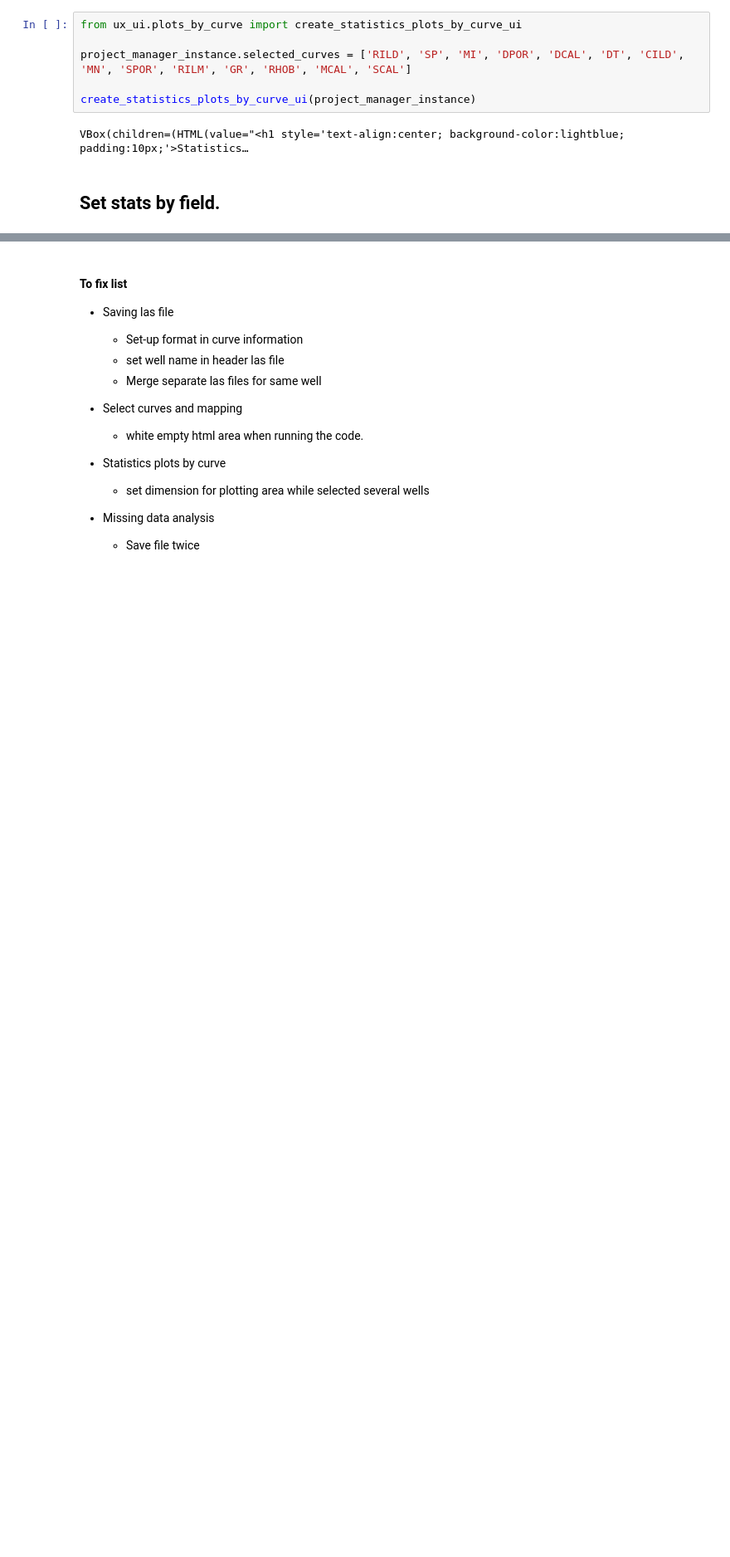
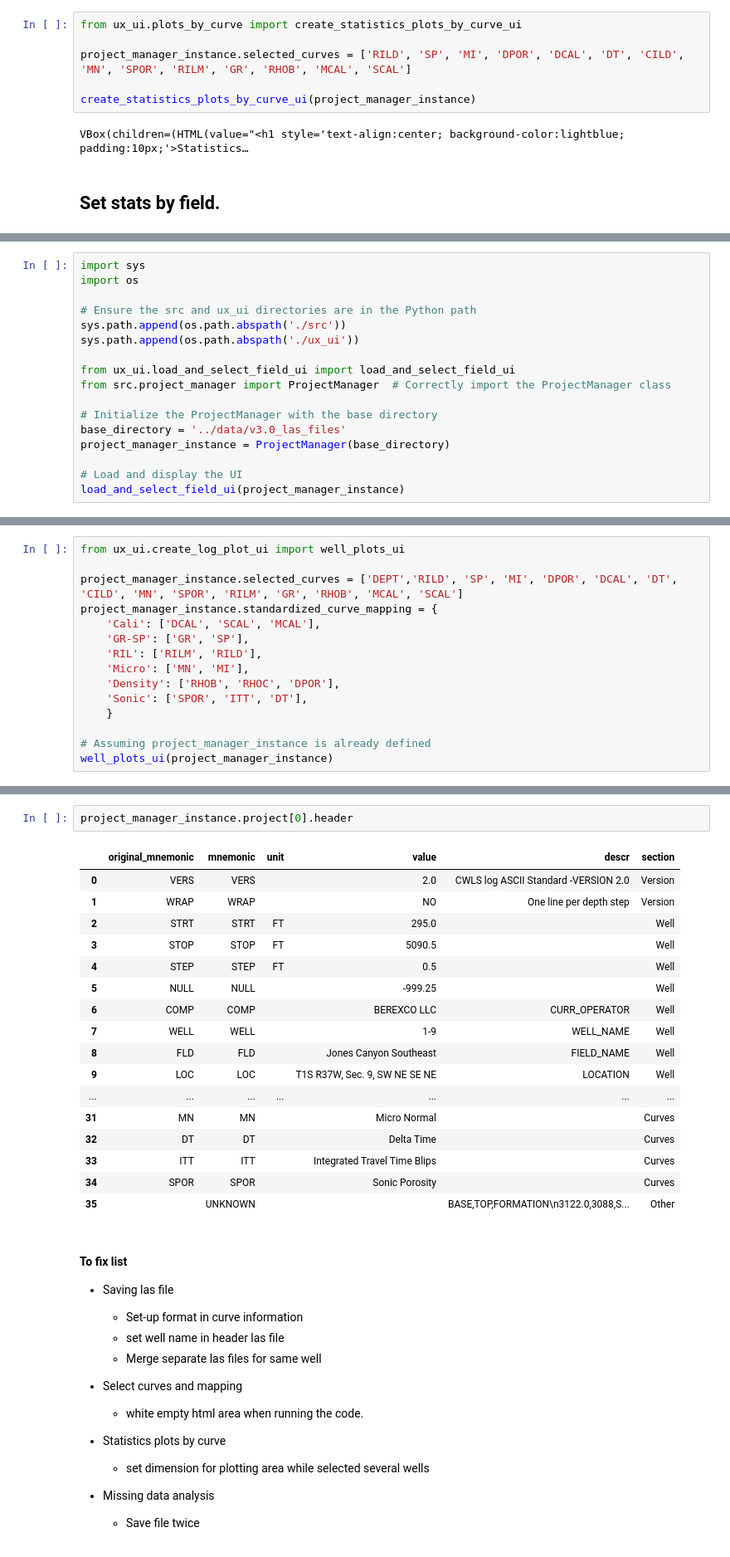
Before and after one commit to OilCoder/Kansas, a Jupyter notebook: code/preprocessing.ipynb, the cells around one changed output, grey strips where cells are left out. Shown at 83% size. Drawn from its saved outputs; the diff is of its cells as text; blank space fills up the shorter version.

Commit message:
Add ui to plot stat tools by well.

```diff
--- a/code/preprocessing.ipynb
+++ b/code/preprocessing.ipynb
@@ -141,0 +147,17 @@ create_log_plot_ui(source_dir, target_dir, log_config)
+# %%
+import sys
+import os
+
+# Ensure the src and ux_ui directories are in the Python path
+sys.path.append(os.path.abspath('./src'))
+sys.path.append(os.path.abspath('./ux_ui'))
+
+from ux_ui.load_and_select_field_ui import load_and_select_field_ui
+from src.project_manager import ProjectManager  # Correctly import the ProjectManager class
+
+# Initialize the ProjectManager with the base directory
+base_directory = '../data/v3.0_las_files'
+project_manager_instance = ProjectManager(base_directory)
+
+# Load and display the UI
+load_and_select_field_ui(project_manager_instance)
@@ -141,0 +166,15 @@ create_log_plot_ui(source_dir, target_dir, log_config)
+# %%
+from ux_ui.create_log_plot_ui import well_plots_ui
+
+project_manager_instance.selected_curves = ['DEPT','RILD', 'SP', 'MI', 'DPOR', 'DCAL', 'DT', 'CILD', 'MN', 'SPOR', 'RILM', 'GR', 'RHOB', 'MCAL', 'SCAL']
+project_manager_instance.standardized_curve_mapping = {
+    'Cali': ['DCAL', 'SCAL', 'MCAL'],
+    'GR-SP': ['GR', 'SP'],
+    'RIL': ['RILM', 'RILD'],
+    'Micro': ['MN', 'MI'],
+    'Density': ['RHOB', 'RHOC', 'DPOR'],
+    'Sonic': ['SPOR', 'ITT', 'DT'],
+    }
+
+# Assuming project_manager_instance is already defined
+well_plots_ui(project_manager_instance)
@@ -142,3 +246,23 @@ create_log_plot_ui(source_dir, target_dir, log_config)
+# %%
+project_manager_instance.project[0].header
+# %% [output]
+|  | original_mnemonic | mnemonic | unit | value | descr | section |
+| 0 | VERS | VERS |  | 2.0 | CWLS log ASCII Standard -VERSION 2.0 | Version |
+| 1 | WRAP | WRAP |  | NO | One line per depth step | Version |
+| 2 | STRT | STRT | FT | 295.0 |  | Well |
+| 3 | STOP | STOP | FT | 5090.5 |  | Well |
+| 4 | STEP | STEP | FT | 0.5 |  | Well |
+| 5 | NULL | NULL |  | -999.25 |  | Well |
+| 6 | COMP | COMP |  | BEREXCO LLC | CURR_OPERATOR | Well |
+| 7 | WELL | WELL |  | 1-9 | WELL_NAME | Well |
+| 8 | FLD | FLD |  | Jones Canyon Southeast | FIELD_NAME | Well |
+| 9 | LOC | LOC |  | T1S R37W, Sec. 9, SW NE SE NE | LOCATION | Well |
+| ... | ... | ... | ... | ... | ... | ... |
+| 31 | MN | MN |  | Micro Normal |  | Curves |
+| 32 | DT | DT |  | Delta Time |  | Curves |
+| 33 | ITT | ITT |  | Integrated Travel Time Blips |  | Curves |
+| 34 | SPOR | SPOR |  | Sonic Porosity |  | Curves |
+| 35 |  | UNKNOWN |  |  | BASE,TOP,FORMATION\n3122.0,3088,S... | Other |
 # %% [markdown]
 #### To fix list
 
```
Also changed, not shown: parts of 9 cells of this notebook, 27 other files.
